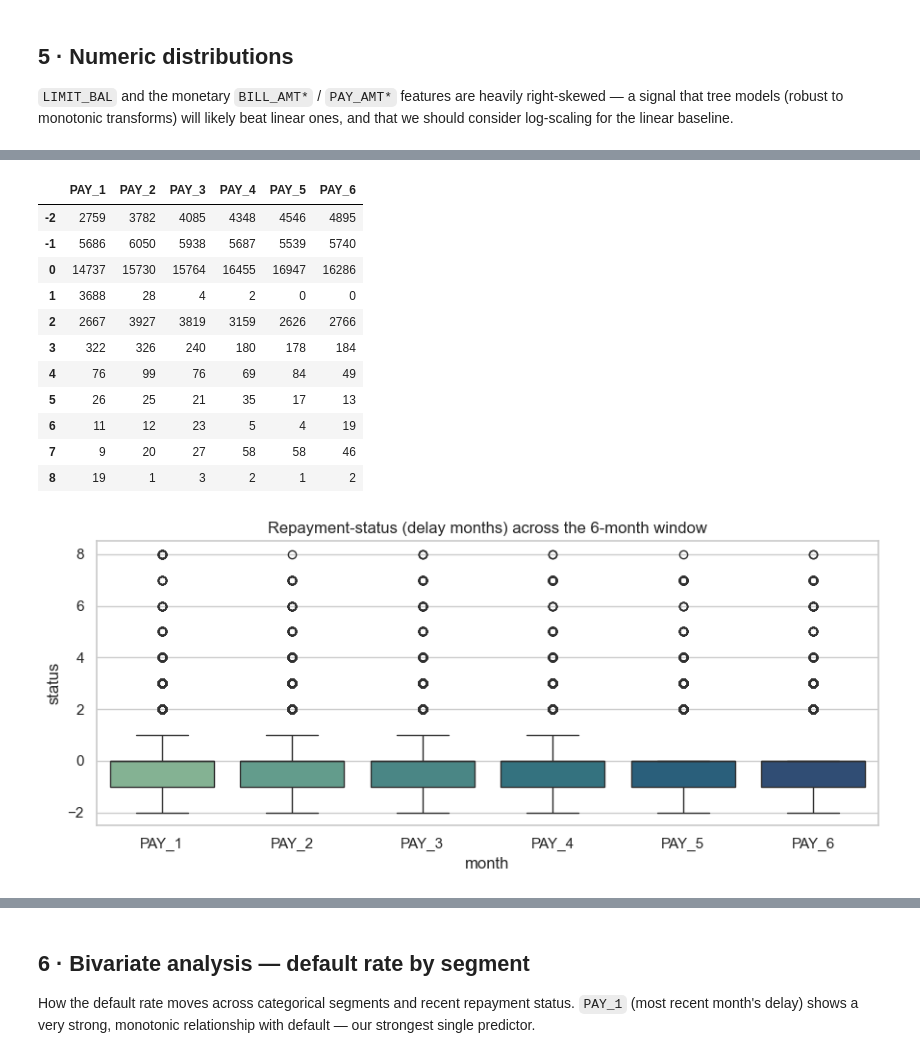
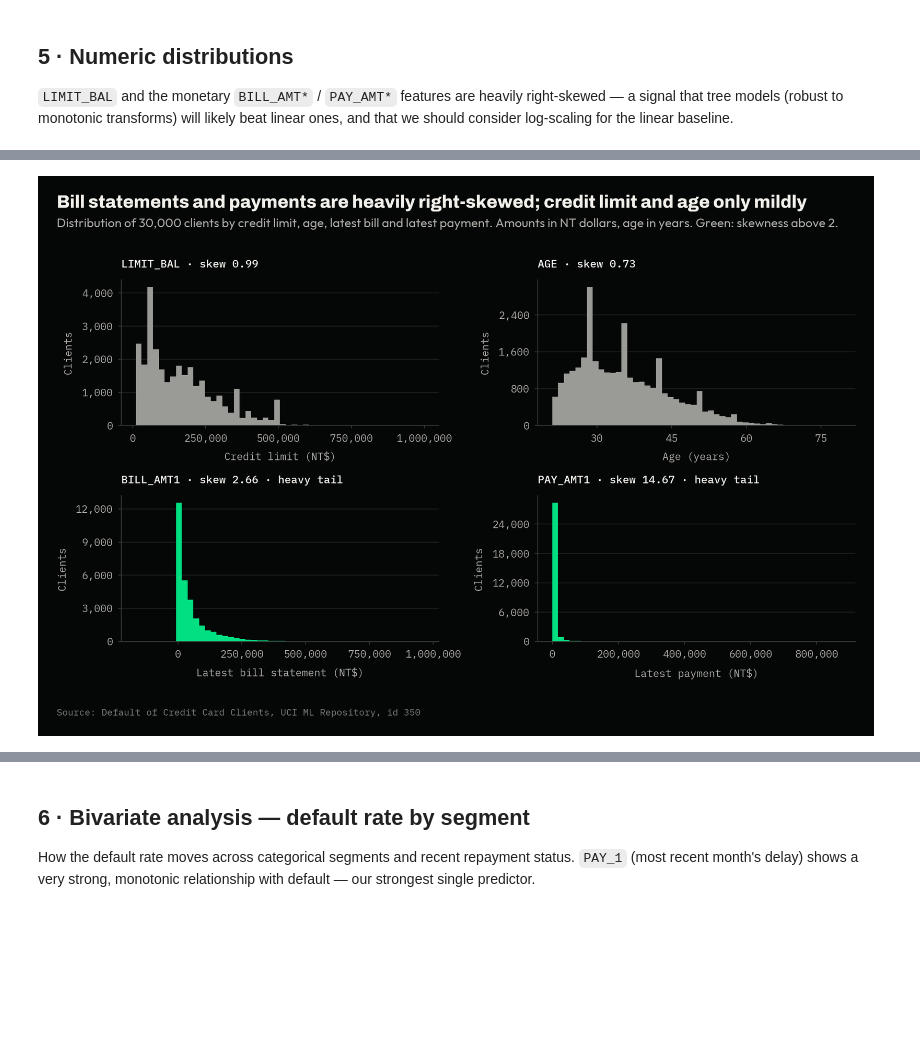
Before and after one commit to mauvilar/Proyectos-data-science, a Jupyter notebook: credit-risk-scoring/01_eda.ipynb, the cells around one changed output, grey strips where cells are left out. Drawn from its saved outputs; the diff is of its cells as text; code cells hidden in the pictures; blank space fills up the shorter version.

```diff
--- a/credit-risk-scoring/01_eda.ipynb
+++ b/credit-risk-scoring/01_eda.ipynb
@@ -203,27 +215,30 @@ plt.show()
-# %%
-# Repayment-status features are ordinal (-2..8): months of payment delay.
-pay_dist = df[list(REPAYMENT_STATUS_FEATURES)].apply(pd.Series.value_counts).fillna(0).astype(int)
-display(pay_dist)
-fig, ax = plt.subplots(figsize=(9, 4))
-df[list(REPAYMENT_STATUS_FEATURES)].melt(var_name="month", value_name="status").pipe(
-    lambda d: sns.boxplot(data=d, x="month", y="status", hue="month", legend=False,
-                          palette="crest", ax=ax)
-)
-ax.set_title("Repayment-status (delay months) across the 6-month window")
-fig.tight_layout()
-fig.savefig(REPORTS / "repayment_status.png", dpi=120)
-plt.show()
-# %% [output]
-|  | PAY_1 | PAY_2 | PAY_3 | PAY_4 | PAY_5 | PAY_6 |
-| -2 | 2759 | 3782 | 4085 | 4348 | 4546 | 4895 |
-| -1 | 5686 | 6050 | 5938 | 5687 | 5539 | 5740 |
-| 0 | 14737 | 15730 | 15764 | 16455 | 16947 | 16286 |
-| 1 | 3688 | 28 | 4 | 2 | 0 | 0 |
-| 2 | 2667 | 3927 | 3819 | 3159 | 2626 | 2766 |
-| 3 | 322 | 326 | 240 | 180 | 178 | 184 |
-| 4 | 76 | 99 | 76 | 69 | 84 | 49 |
-| 5 | 26 | 25 | 21 | 35 | 17 | 13 |
-| 6 | 11 | 12 | 23 | 5 | 4 | 19 |
-| 7 | 9 | 20 | 27 | 58 | 58 | 46 |
-| 8 | 19 | 1 | 3 | 2 | 1 | 2 |
-[figure, removed]
+# %%
+skew_cols = ["LIMIT_BAL", "AGE", "BILL_AMT1", "PAY_AMT1"]
+units = {
+    "LIMIT_BAL": "Credit limit (NT$)",
+    "AGE": "Age (years)",
+    "BILL_AMT1": "Latest bill statement (NT$)",
+    "PAY_AMT1": "Latest payment (NT$)",
+}
+fig, axes = plt.subplots(2, 2, figsize=(11, 7.4))
+for ax, col in zip(axes.ravel(), skew_cols):
+    skew = df[col].skew()
+    heavy = skew > 2
+    ax.hist(df[col], bins=50, color=PALETTE["green"] if heavy else PALETTE["neutral_light"])
+    ax.set_title(f"{col} · skew {skew:.2f}" + (" · heavy tail" if heavy else ""))
+    ax.set_xlabel(units[col])
+    ax.set_ylabel("Clients")
+    thousands(ax, "x", nbins=5)
+    thousands(ax, "y", nbins=5)
+    grid(ax, "y")
+compose(
+    fig,
+    "Bill statements and payments are heavily right-skewed; credit limit and age only mildly",
+    f"Distribution of {len(df):,} clients by credit limit, age, latest bill and latest payment. "
+    "Amounts in NT dollars, age in years. Green: skewness above 2.",
+    SOURCE,
+)
+fig.savefig(REPORTS / "numeric_distributions.png")
+plt.show()
+# %% [output]
+[figure, added]
```
Also changed, not shown: parts of 11 cells of this notebook, 2 other files.
